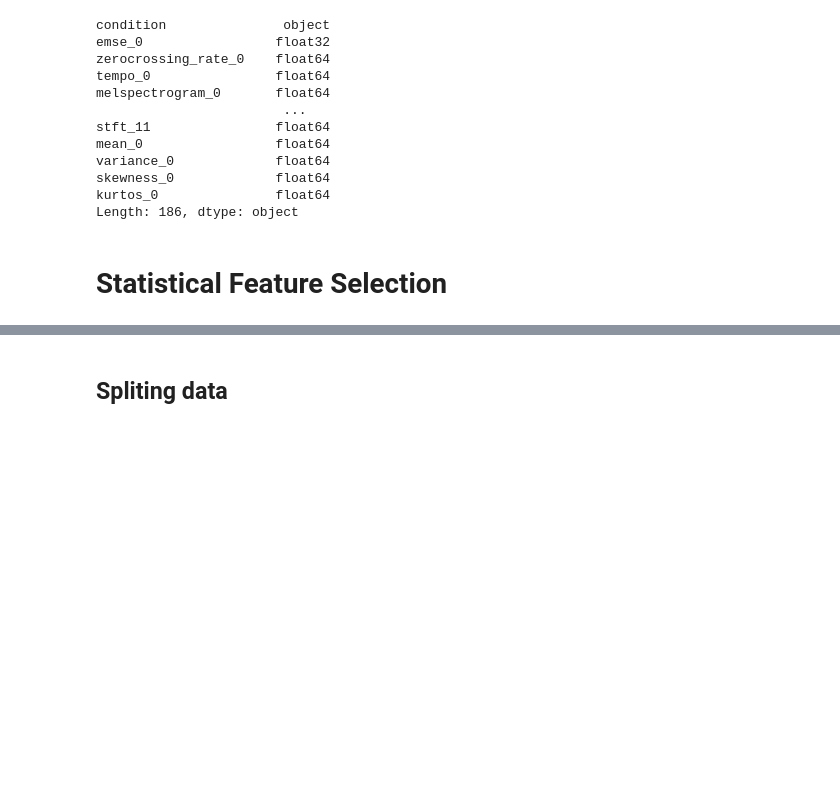
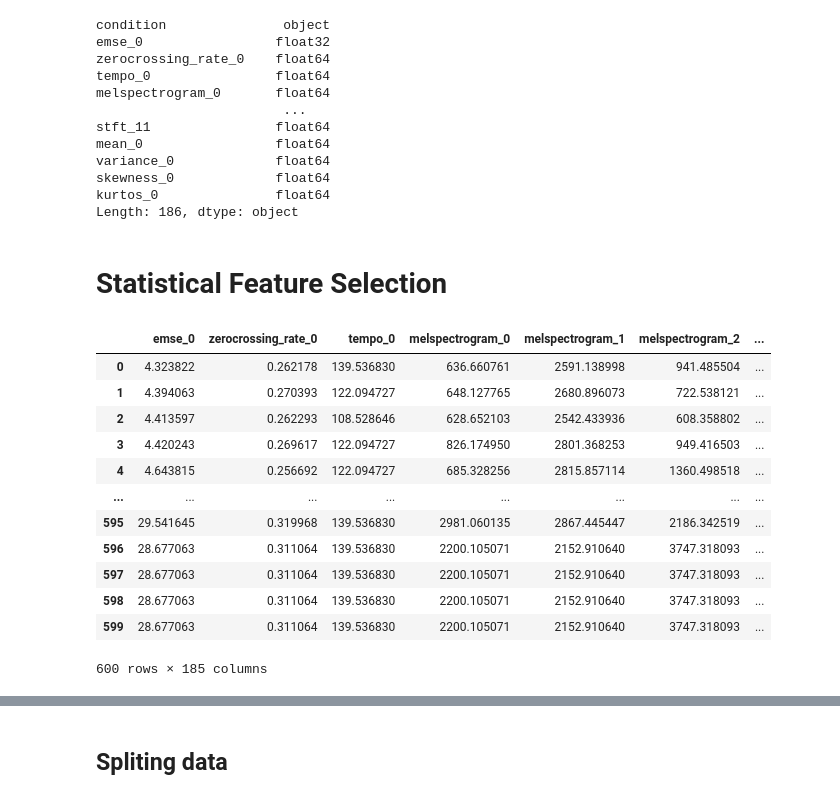
Before and after one commit to Mikaelow/Praca-inzynierska, a Jupyter notebook: lozyska.ipynb, the cells around one changed output, grey strips where cells are left out. Drawn from its saved outputs; the diff is of its cells as text; code cells hidden in the pictures; blank space fills up the shorter version.

```diff
--- a/lozyska.ipynb
+++ b/lozyska.ipynb
@@ -244,6 +244,24 @@ kurtos_0               float64
 Length: 186, dtype: object
 # %% [markdown]
 # Statistical Feature Selection
+# %%
+X = numeric_df_features.iloc[:,1:]
+y = numeric_df_features['condition']
+X
+# %% [output]
+|  | emse_0 | zerocrossing_rate_0 | tempo_0 | melspectrogram_0 | melspectrogram_1 | melspectrogram_2 | ... |
+| 0 | 4.323822 | 0.262178 | 139.536830 | 636.660761 | 2591.138998 | 941.485504 | ... |
+| 1 | 4.394063 | 0.270393 | 122.094727 | 648.127765 | 2680.896073 | 722.538121 | ... |
+| 2 | 4.413597 | 0.262293 | 108.528646 | 628.652103 | 2542.433936 | 608.358802 | ... |
+| 3 | 4.420243 | 0.269617 | 122.094727 | 826.174950 | 2801.368253 | 949.416503 | ... |
+| 4 | 4.643815 | 0.256692 | 122.094727 | 685.328256 | 2815.857114 | 1360.498518 | ... |
+| ... | ... | ... | ... | ... | ... | ... | ... |
+| 595 | 29.541645 | 0.319968 | 139.536830 | 2981.060135 | 2867.445447 | 2186.342519 | ... |
+| 596 | 28.677063 | 0.311064 | 139.536830 | 2200.105071 | 2152.910640 | 3747.318093 | ... |
+| 597 | 28.677063 | 0.311064 | 139.536830 | 2200.105071 | 2152.910640 | 3747.318093 | ... |
+| 598 | 28.677063 | 0.311064 | 139.536830 | 2200.105071 | 2152.910640 | 3747.318093 | ... |
+| 599 | 28.677063 | 0.311064 | 139.536830 | 2200.105071 | 2152.910640 | 3747.318093 | ... |
+600 rows × 185 columns
 # %%
 from sklearn.linear_model import Lasso
 from sklearn.ensemble import RandomForestClassifier
```
Also changed, not shown: parts of 4 cells of this notebook.
